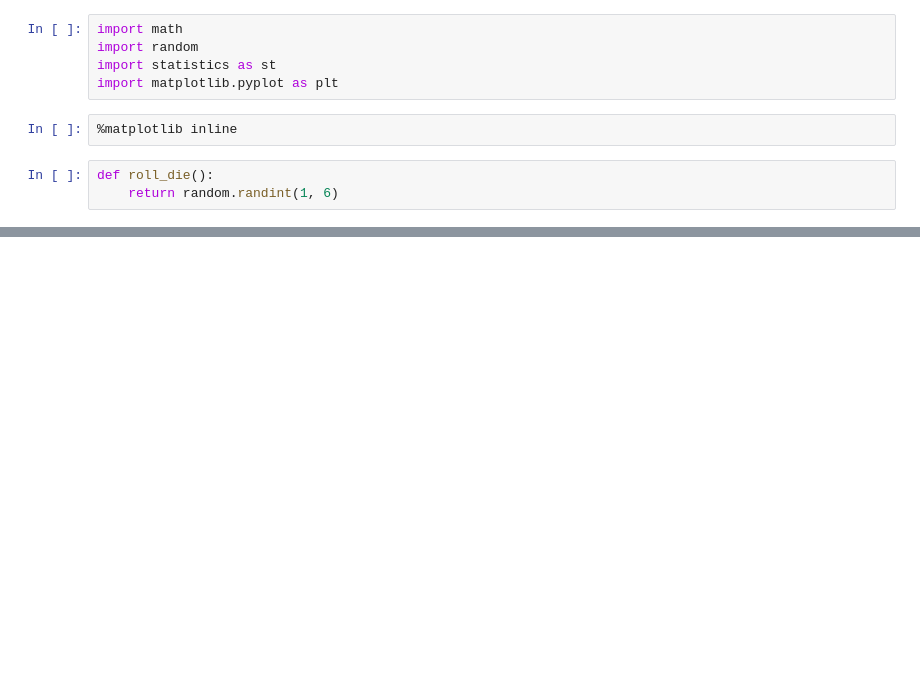
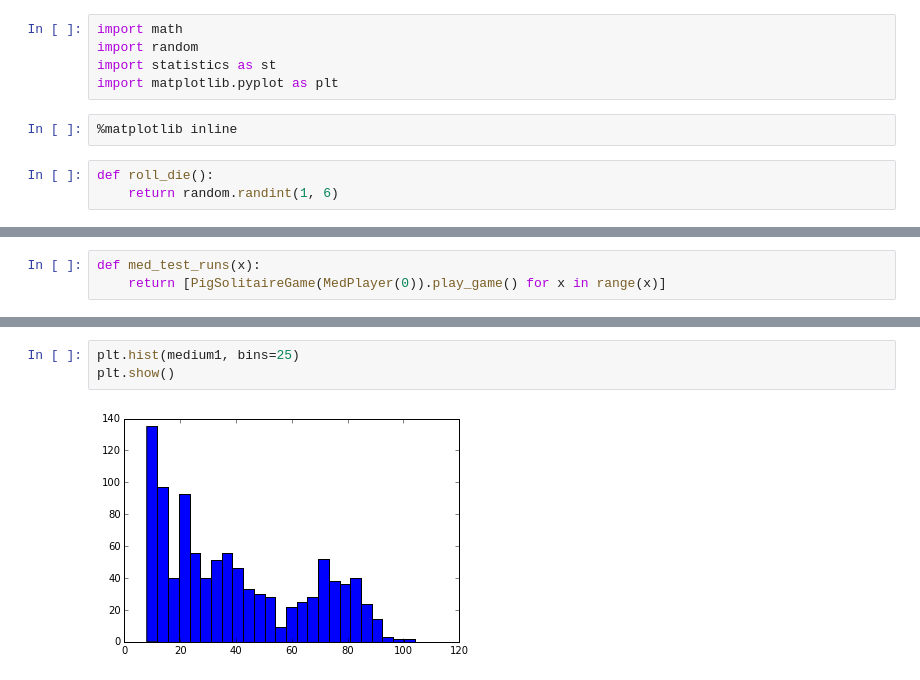
Before and after one commit to TylerKotkin/ultimate-pig, a Jupyter notebook: ultimate-pig.ipynb, the cells around one changed output, grey strips where cells are left out. Cells and saved outputs as stored; diff of their text form; blank space fills up the shorter version.

```diff
--- a/ultimate-pig.ipynb
+++ b/ultimate-pig.ipynb
@@ -85,0 +109,3 @@ print(game.play_game())
+# %%
+def med_test_runs(x):
+    return [PigSolitaireGame(MedPlayer(0)).play_game() for x in range(x)]
@@ -85,0 +151,5 @@ print(game.play_game())
+# %%
+plt.hist(medium1, bins=25)
+plt.show()
+# %% [output]
+[figure, added]
```
Also changed, not shown: parts of 21 cells of this notebook.
